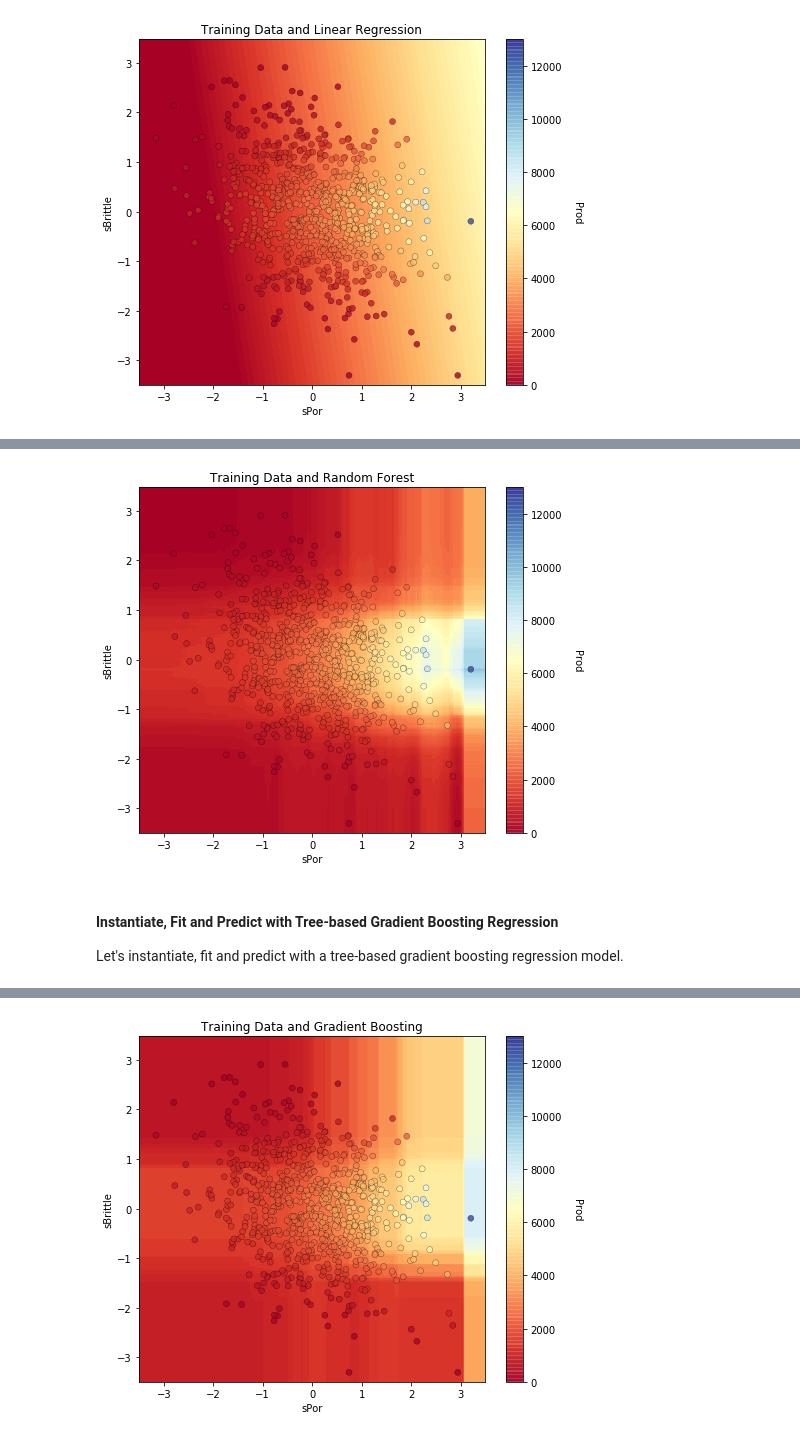
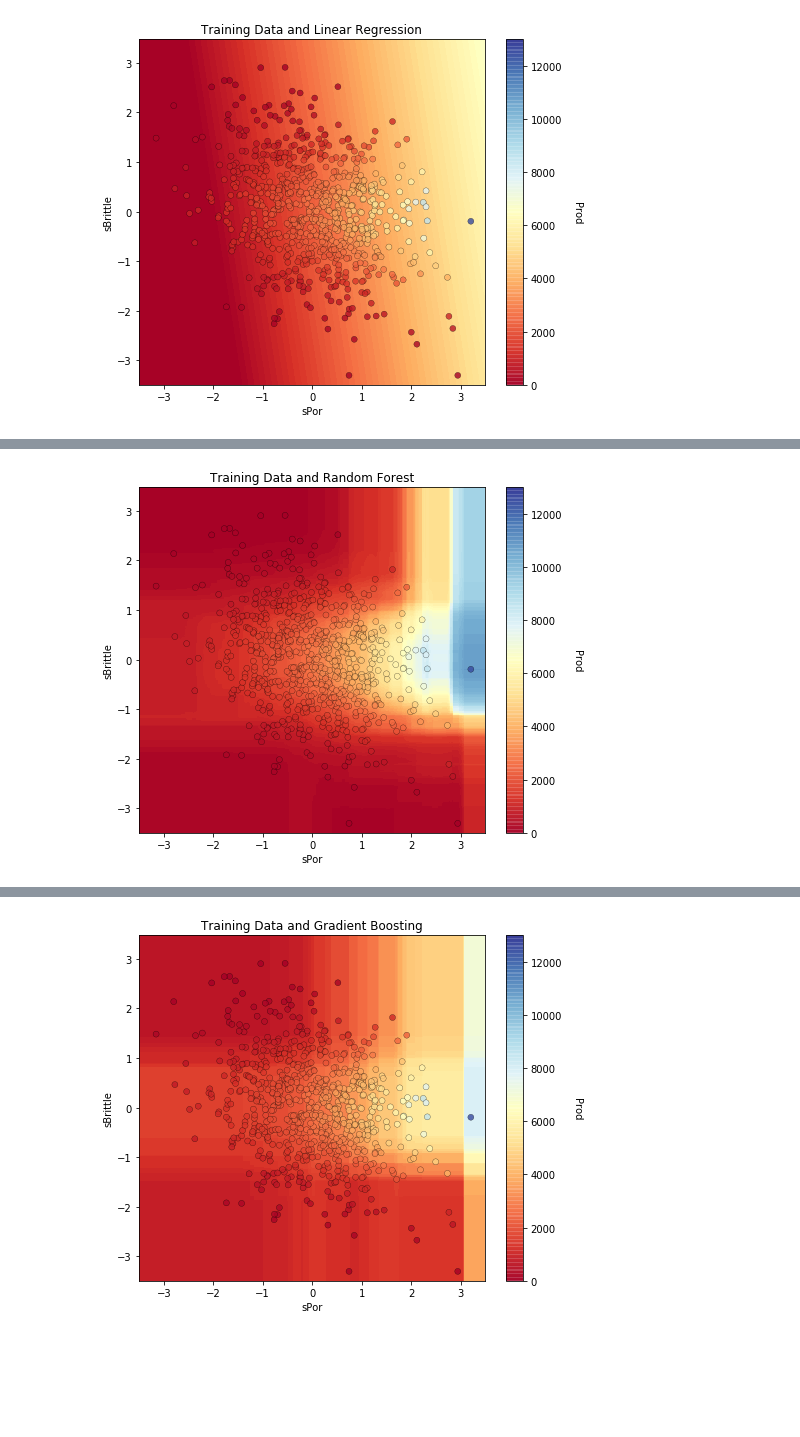
Before and after one commit to GeostatsGuy/PythonNumericalDemos, a Jupyter notebook: SubsurfaceDataAnalytics_MultipleModels.ipynb, the cells around one changed output, grey strips where cells are left out. Drawn from its saved outputs; the diff is of its cells as text; code cells hidden in the pictures; blank space fills up the shorter version.

```diff
--- a/SubsurfaceDataAnalytics_MultipleModels.ipynb
+++ b/SubsurfaceDataAnalytics_MultipleModels.ipynb
@@ -147,5 +144,6 @@ First copy the "unconv_MV.csv" comma delimited file from https://github.com/Geos
 # %%
-my_data = pd.read_csv("unconv_MV.csv")                      # load the comma delimited data file
+my_data = pd.read_csv("https://raw.githubusercontent.com/GeostatsGuy/GeoDataSets/master/unconv_MV.csv")   # load the comma delimited data file
+#my_data = pd.read_csv("unconv_MV.csv")                     # load the comma delimited data file locally
 # %% [markdown]
 Let's visualize the first several rows of our data stored in a DataFrame so we can make sure we successfully loaded the data file.
 # %%
@@ -363,18 +439,18 @@ Let's instantiate, fit and predict with a random forest regression model.
 # %%
 from sklearn.ensemble import RandomForestRegressor        # tree program from scikit learn (package for machine learning)
 
-forest = RandomForestRegressor(max_depth=7, random_state=73073,n_estimators=1000, max_features=1)
+max_depth = 10                                            # hyperparameters
+n_estimators = 1000
+max_features = 2
+
+forest = RandomForestRegressor(max_depth=max_depth, random_state=73073,n_estimators=n_estimators, max_features=max_features)
 
 forest_fit = forest.fit(X_train,y_train['Prod'])          # train the model with training data
 
 plt.subplot(111)
 visualize_model(forest_fit,X_train["sPor"],-3.5,3.5,X_train["sBrittle"],-3.5,3.5,y_train["Prod"],prodmin,prodmax,'Training Data and Random Forest')
 
 plt.subplots_adjust(left=0.0, bottom=0.0, right=1.0, top=1.2, wspace=0.2, hspace=0.2)
 plt.show()
 # %% [output]
-[figure, old version]
+[figure, new version]
-# %% [markdown]
-#### Instantiate, Fit and Predict with Tree-based Gradient Boosting Regression
-
-Let's instantiate, fit and predict with a tree-based gradient boosting regression model.
```
Also changed, not shown: parts of 17 cells of this notebook.
